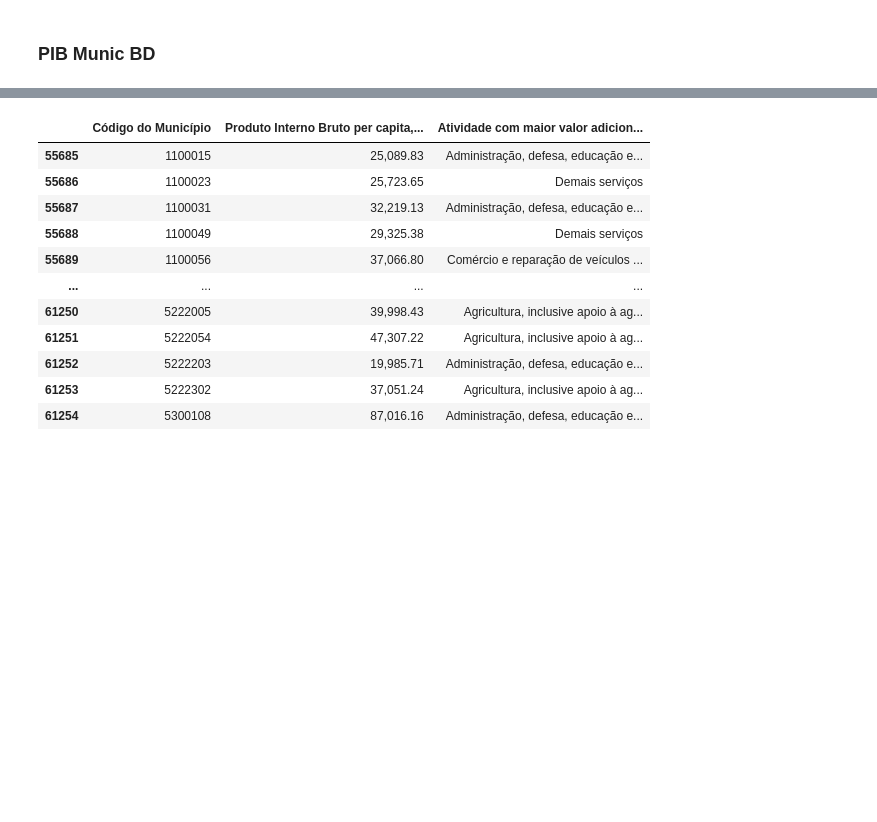
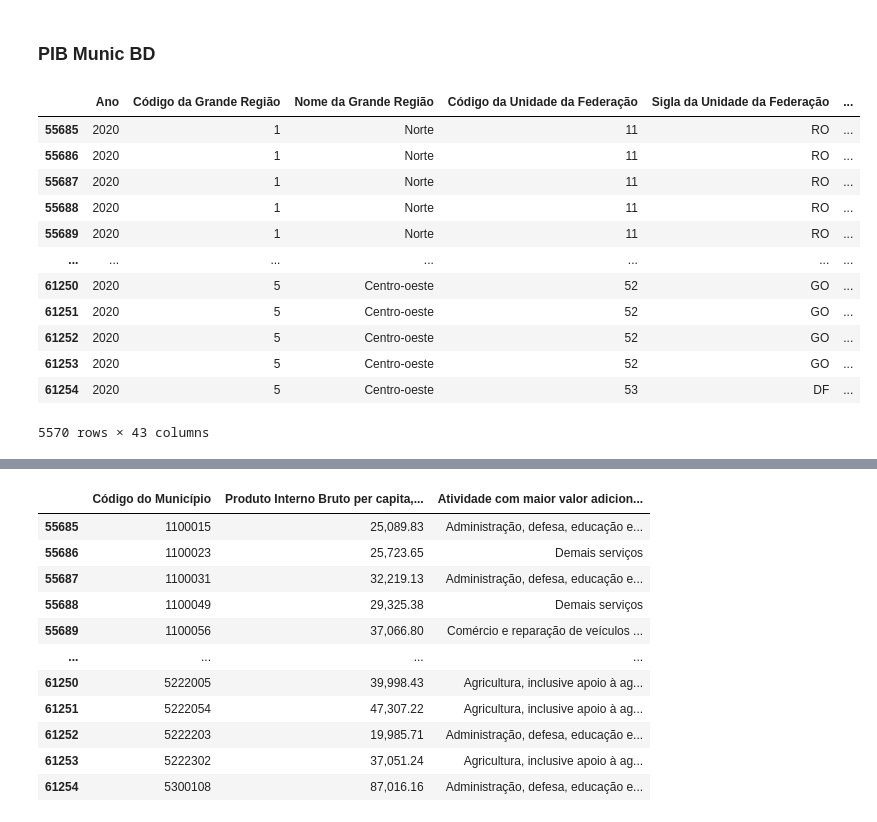
Before and after one commit to AHChaves/IC-InSAN, a Jupyter notebook: Integracao/integracao_2020.ipynb, the cells around one changed output, grey strips where cells are left out. Saved outputs shown, nothing was run; the diff lists cells and outputs as text; code cells hidden in the pictures; blank space fills up the shorter version.

```diff
--- a/Integracao/integracao_2020.ipynb
+++ b/Integracao/integracao_2020.ipynb
@@ -68,3 +68,19 @@ pib_Munic
 5570 rows × 7 columns
 # %% [markdown]
 ### PIB Munic BD
+# %%
+pib_Munic_BD[pib_Munic_BD['Ano'] == 2020]
+# %% [output]
+|  | Ano | Código da Grande Região | Nome da Grande Região | Código da Unidade da Federação | Sigla da Unidade da Federação | ... |
+| 55685 | 2020 | 1 | Norte | 11 | RO | ... |
+| 55686 | 2020 | 1 | Norte | 11 | RO | ... |
+| 55687 | 2020 | 1 | Norte | 11 | RO | ... |
+| 55688 | 2020 | 1 | Norte | 11 | RO | ... |
+| 55689 | 2020 | 1 | Norte | 11 | RO | ... |
+| ... | ... | ... | ... | ... | ... | ... |
+| 61250 | 2020 | 5 | Centro-oeste | 52 | GO | ... |
+| 61251 | 2020 | 5 | Centro-oeste | 52 | GO | ... |
+| 61252 | 2020 | 5 | Centro-oeste | 52 | GO | ... |
+| 61253 | 2020 | 5 | Centro-oeste | 52 | GO | ... |
+| 61254 | 2020 | 5 | Centro-oeste | 53 | DF | ... |
+5570 rows × 43 columns
```
Also changed, not shown: parts of 8 cells of this notebook.
